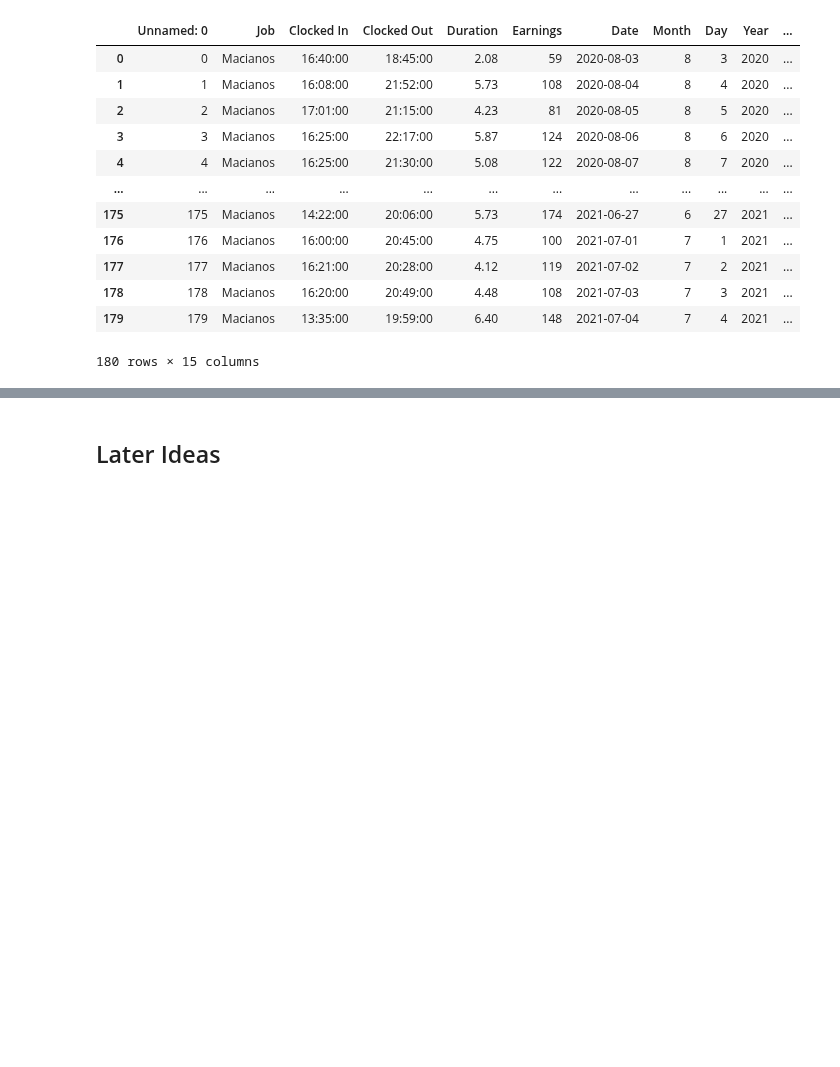
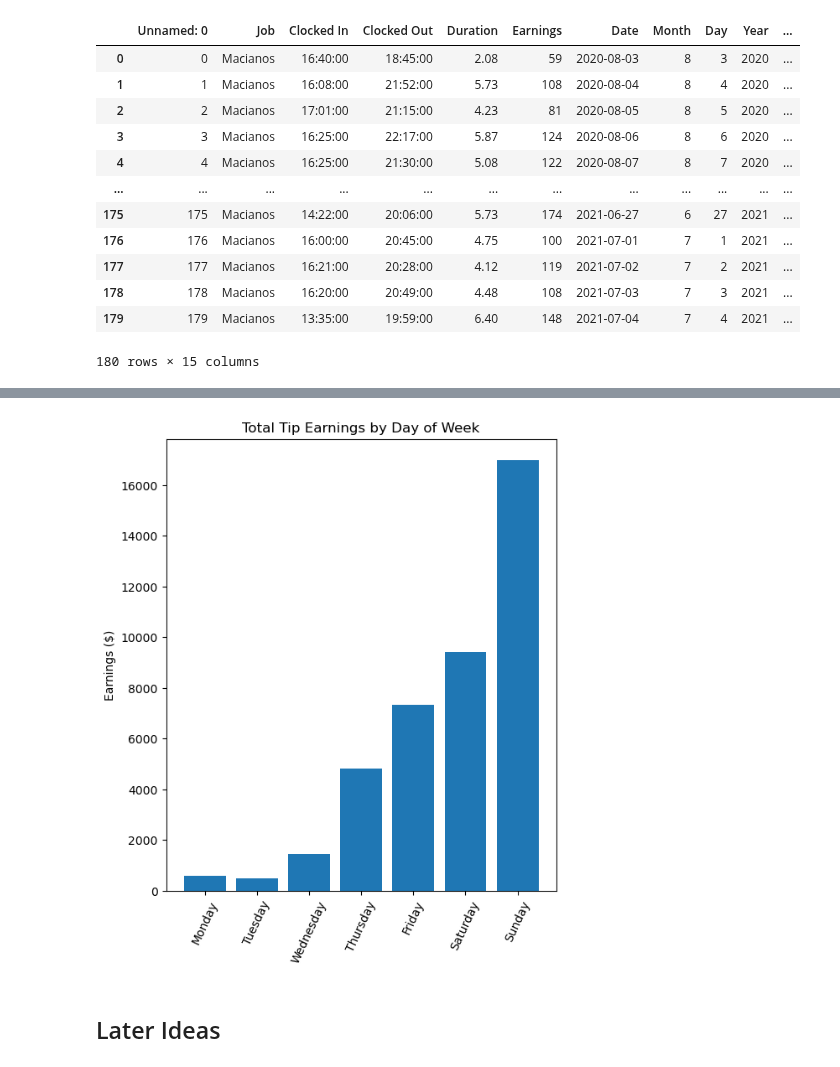
Before and after one commit to stevejchacon/pizzatip, a Jupyter notebook: pizzaEDA.ipynb, the cells around one changed output, grey strips where cells are left out. Drawn from its saved outputs; the diff is of its cells as text; code cells hidden in the pictures; blank space fills up the shorter version.

```diff
--- a/pizzaEDA.ipynb
+++ b/pizzaEDA.ipynb
@@ -91,3 +150,29 @@ Text(0, 0.5, 'Earnings ($)')
+# %%
+# barchart to show tips earned by day of week
+
+# x axis label/containers, creating parallel lists
+containers = df['Day of Week'].unique().tolist()
+counts = []
+
+# get the total tips earned per each day of week that is in the 'containers'
+for day in containers:
+  # reduce dataframe to only include specified day
+  temp = df[df['Day of Week'] == day]
+  # append count to 'counts' list
+  counts.append(temp['Earnings'].sum())
+
+# create plot
+fig, ax = plt.subplots(figsize=(6, 7))
+# create barchart
+ax.bar(containers, counts)
+# set title, labels, etc.
+ax.set_title('Total Tip Earnings by Day of Week')
+ax.set_ylabel('Earnings ($)')
+
+plt.xticks(rotation=65)
+plt.show()
+# %% [output]
+[figure, added]
 # %% [markdown]
 ## Later Ideas
 # %%
```
Also changed, not shown: parts of 10 cells of this notebook.
